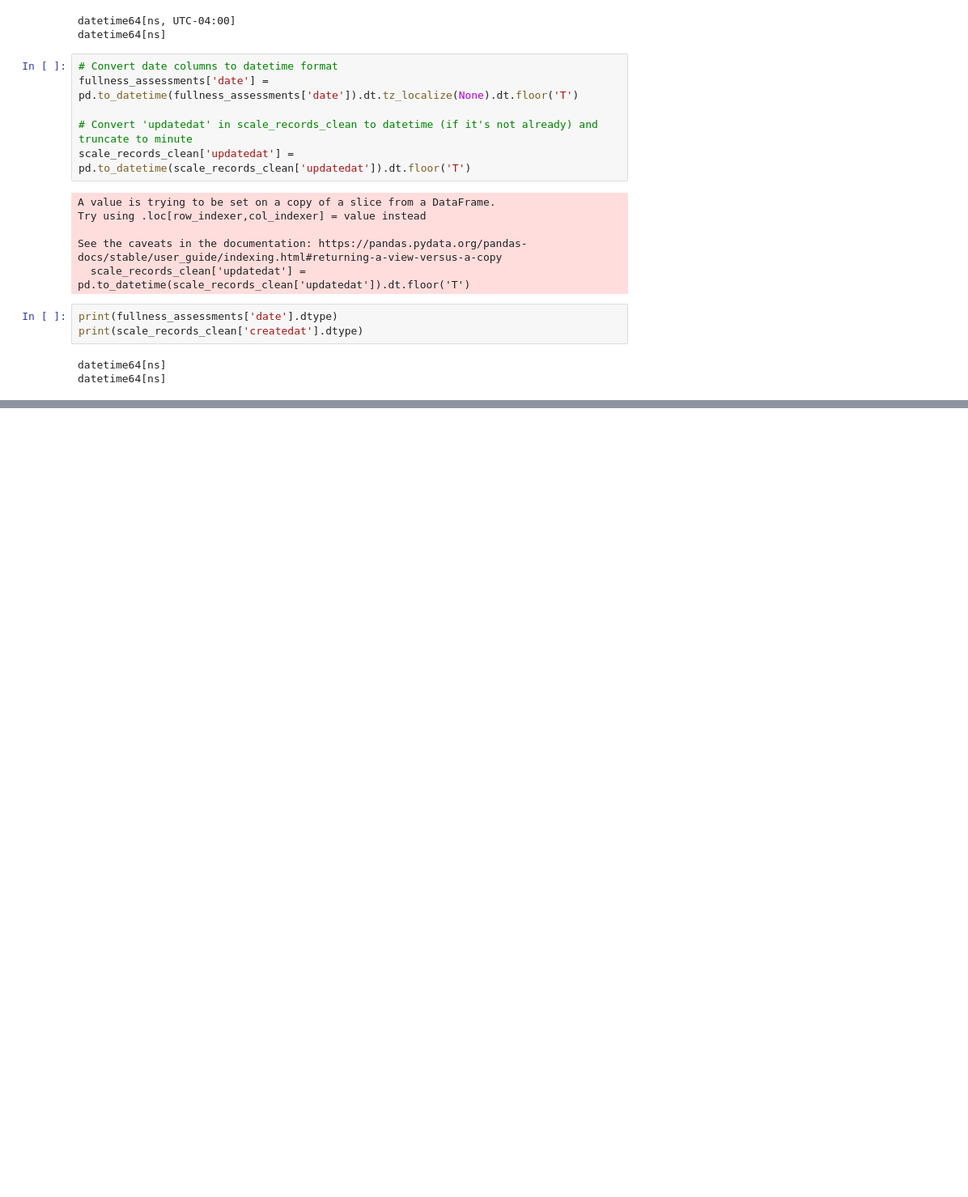
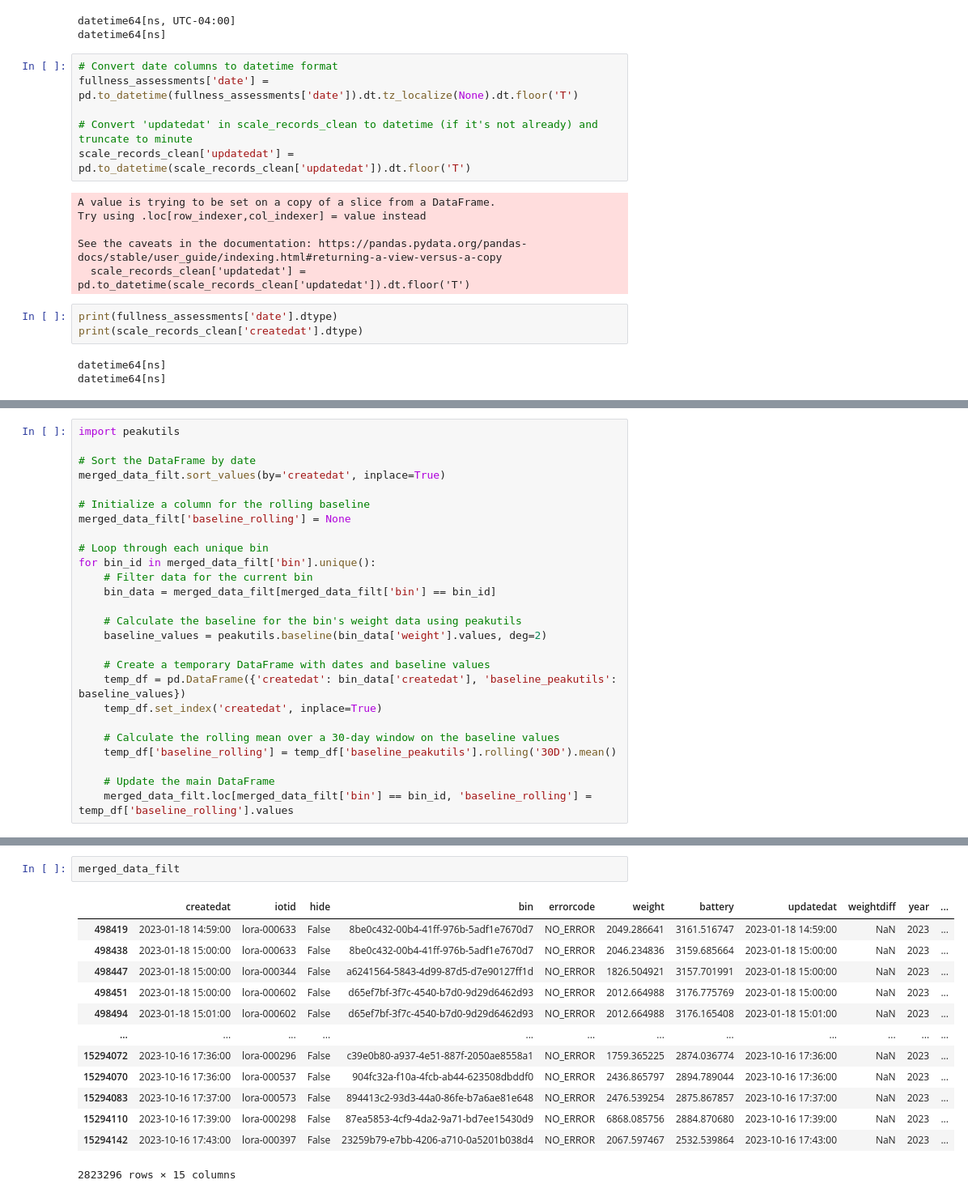
Before and after one commit to BU-Spark/ds-spare-it-scale-calib, a Jupyter notebook: fa23-team/eda.ipynb, the cells around one changed output, grey strips where cells are left out. Shown: that part at 81% size. Cells and saved outputs as stored; diff of their text form; blank space fills up the shorter version.

```diff
--- a/fa23-team/eda.ipynb
+++ b/fa23-team/eda.ipynb
@@ -620,0 +532,26 @@ merged_data_int_2[merged_data_int_2['bin']=='5069cf4f-5953-411e-a764-0fad4e7b535
+# %%
+import peakutils
+
+# Sort the DataFrame by date
+merged_data_filt.sort_values(by='createdat', inplace=True)
+
+# Initialize a column for the rolling baseline
+merged_data_filt['baseline_rolling'] = None
+
+# Loop through each unique bin
+for bin_id in merged_data_filt['bin'].unique():
+    # Filter data for the current bin
+    bin_data = merged_data_filt[merged_data_filt['bin'] == bin_id]
+
+    # Calculate the baseline for the bin's weight data using peakutils
+    baseline_values = peakutils.baseline(bin_data['weight'].values, deg=2)
+
+    # Create a temporary DataFrame with dates and baseline values
+    temp_df = pd.DataFrame({'createdat': bin_data['createdat'], 'baseline_peakutils': baseline_values})
+    temp_df.set_index('createdat', inplace=True)
+
+    # Calculate the rolling mean over a 30-day window on the baseline values
+    temp_df['baseline_rolling'] = temp_df['baseline_peakutils'].rolling('30D').mean()
+
+    # Update the main DataFrame
+    merged_data_filt.loc[merged_data_filt['bin'] == bin_id, 'baseline_rolling'] = temp_df['baseline_rolling'].values
@@ -620,0 +568,16 @@ merged_data_int_2[merged_data_int_2['bin']=='5069cf4f-5953-411e-a764-0fad4e7b535
+# %%
+merged_data_filt
+# %% [output]
+|  | createdat | iotid | hide | bin | errorcode | weight | battery | updatedat | weightdiff | year | ... |
+| 498419 | 2023-01-18 14:59:00 | lora-000633 | False | 8be0c432-00b4-41ff-976b-5adf1e7670d7 | NO_ERROR | 2049.286641 | 3161.516747 | 2023-01-18 14:59:00 | NaN | 2023 | ... |
+| 498438 | 2023-01-18 15:00:00 | lora-000633 | False | 8be0c432-00b4-41ff-976b-5adf1e7670d7 | NO_ERROR | 2046.234836 | 3159.685664 | 2023-01-18 15:00:00 | NaN | 2023 | ... |
+| 498447 | 2023-01-18 15:00:00 | lora-000344 | False | a6241564-5843-4d99-87d5-d7e90127ff1d | NO_ERROR | 1826.504921 | 3157.701991 | 2023-01-18 15:00:00 | NaN | 2023 | ... |
+| 498451 | 2023-01-18 15:00:00 | lora-000602 | False | d65ef7bf-3f7c-4540-b7d0-9d29d6462d93 | NO_ERROR | 2012.664988 | 3176.775769 | 2023-01-18 15:00:00 | NaN | 2023 | ... |
+| 498494 | 2023-01-18 15:01:00 | lora-000602 | False | d65ef7bf-3f7c-4540-b7d0-9d29d6462d93 | NO_ERROR | 2012.664988 | 3176.165408 | 2023-01-18 15:01:00 | NaN | 2023 | ... |
+| ... | ... | ... | ... | ... | ... | ... | ... | ... | ... | ... | ... |
+| 15294072 | 2023-10-16 17:36:00 | lora-000296 | False | c39e0b80-a937-4e51-887f-2050ae8558a1 | NO_ERROR | 1759.365225 | 2874.036774 | 2023-10-16 17:36:00 | NaN | 2023 | ... |
+| 15294070 | 2023-10-16 17:36:00 | lora-000537 | False | 904fc32a-f10a-4fcb-ab44-623508dbddf0 | NO_ERROR | 2436.865797 | 2894.789044 | 2023-10-16 17:36:00 | NaN | 2023 | ... |
+| 15294083 | 2023-10-16 17:37:00 | lora-000573 | False | 894413c2-93d3-44a0-86fe-b7a6ae81e648 | NO_ERROR | 2476.539254 | 2875.867857 | 2023-10-16 17:37:00 | NaN | 2023 | ... |
+| 15294110 | 2023-10-16 17:39:00 | lora-000298 | False | 87ea5853-4cf9-4da2-9a71-bd7ee15430d9 | NO_ERROR | 6868.085756 | 2884.870680 | 2023-10-16 17:39:00 | NaN | 2023 | ... |
+| 15294142 | 2023-10-16 17:43:00 | lora-000397 | False | 23259b79-e7bb-4206-a710-0a5201b038d4 | NO_ERROR | 2067.597467 | 2532.539864 | 2023-10-16 17:43:00 | NaN | 2023 | ... |
+2823296 rows × 15 columns
```
Also changed, not shown: parts of 32 cells of this notebook.
